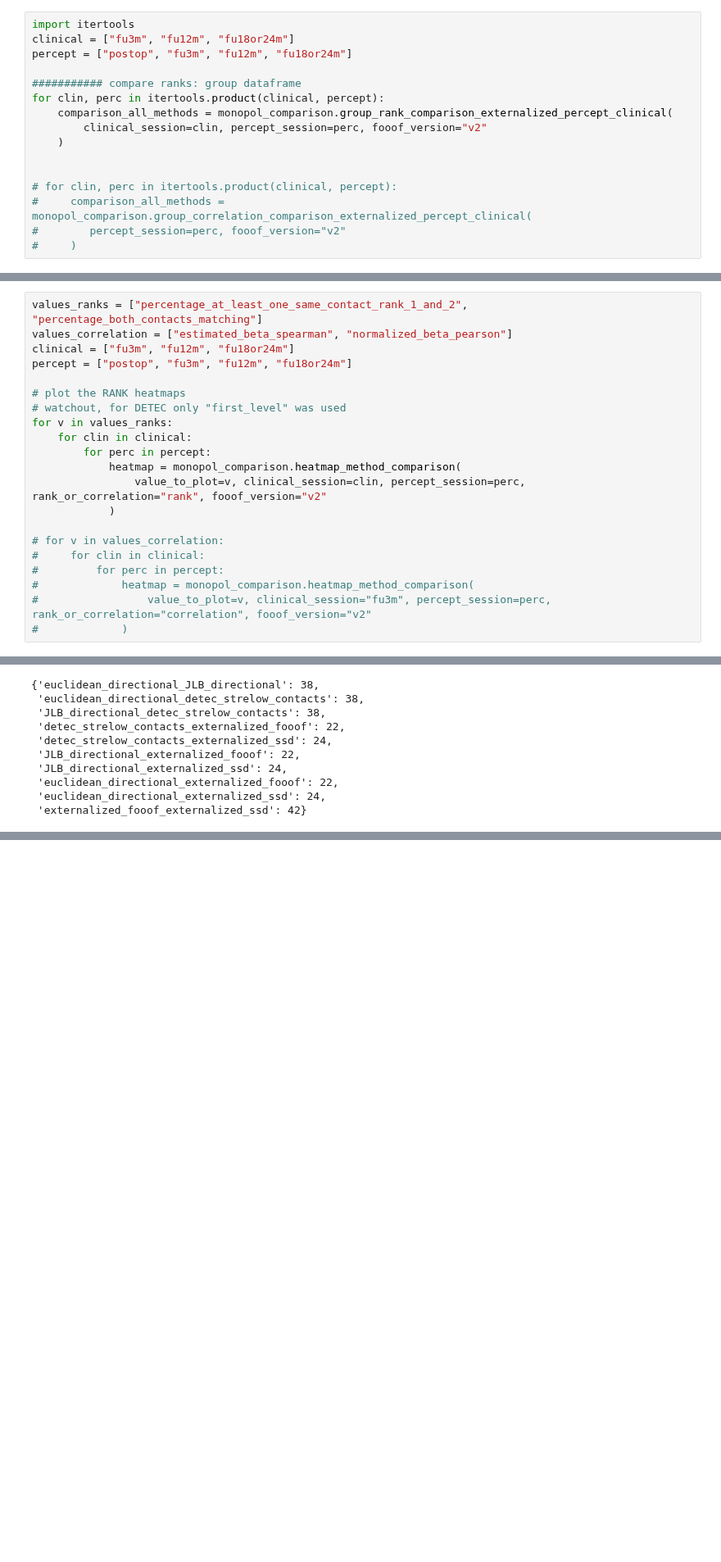
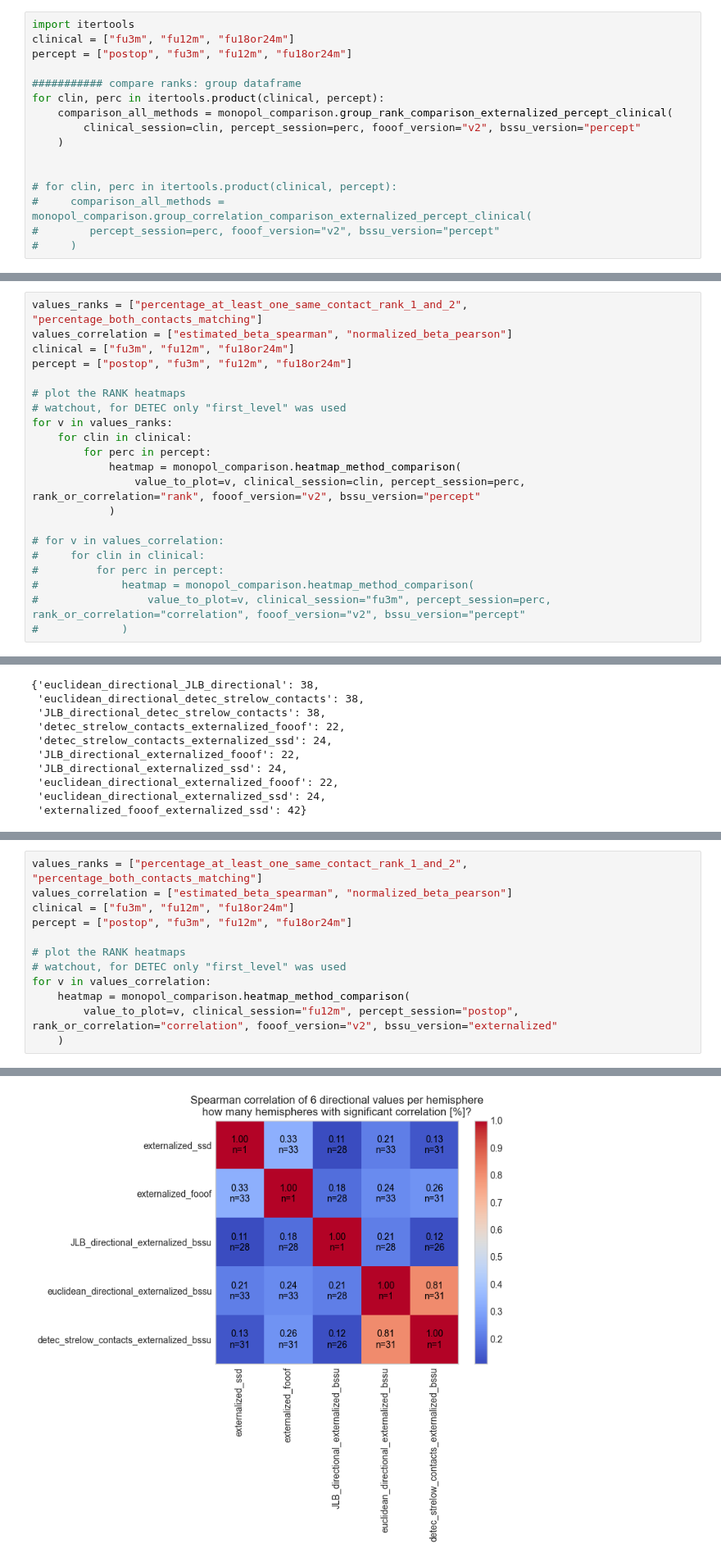
Before and after one commit to JKBehnke/BetaSenSightLongterm, a Jupyter notebook: notebooks/monopolar_estimation_validation.ipynb, the cells around one changed output, grey strips where cells are left out. Shown at 82% size. Cells and saved outputs as stored; diff of their text form; blank space fills up the shorter version.

```diff
--- a/notebooks/monopolar_estimation_validation.ipynb
+++ b/notebooks/monopolar_estimation_validation.ipynb
@@ -857,13 +879,13 @@ percept = ["postop", "fu3m", "fu12m", "fu18or24m"]
 ########### compare ranks: group dataframe
 for clin, perc in itertools.product(clinical, percept):
     comparison_all_methods = monopol_comparison.group_rank_comparison_externalized_percept_clinical(
-        clinical_session=clin, percept_session=perc, fooof_version="v2"
+        clinical_session=clin, percept_session=perc, fooof_version="v2", bssu_version="percept"
     )
 
 
 # for clin, perc in itertools.product(clinical, percept):
 #     comparison_all_methods = monopol_comparison.group_correlation_comparison_externalized_percept_clinical(
-#        percept_session=perc, fooof_version="v2"
+#        percept_session=perc, fooof_version="v2", bssu_version="percept"
 #     )
 # %%
 comparison_all_methods.head()
@@ -937,14 +959,14 @@ for v in values_ranks:
     for clin in clinical:
         for perc in percept:
             heatmap = monopol_comparison.heatmap_method_comparison(
-                value_to_plot=v, clinical_session=clin, percept_session=perc, rank_or_correlation="rank", fooof_version="v2"
+                value_to_plot=v, clinical_session=clin, percept_session=perc, rank_or_correlation="rank", fooof_version="v2", bssu_version="percept"
             )
 
 # for v in values_correlation:
 #     for clin in clinical:
 #         for perc in percept:
 #             heatmap = monopol_comparison.heatmap_method_comparison(
-#                 value_to_plot=v, clinical_session="fu3m", percept_session=perc, rank_or_correlation="correlation", fooof_version="v2"
+#                 value_to_plot=v, clinical_session="fu3m", percept_session=perc, rank_or_correlation="correlation", fooof_version="v2", bssu_version="percept"
 #             )
 # %%
 heatmap = monopol_comparison.heatmap_method_comparison(
@@ -993,0 +1164,13 @@ heatmap[2]
+# %%
+values_ranks = ["percentage_at_least_one_same_contact_rank_1_and_2", "percentage_both_contacts_matching"]
+values_correlation = ["estimated_beta_spearman", "normalized_beta_pearson"]
+clinical = ["fu3m", "fu12m", "fu18or24m"]
+percept = ["postop", "fu3m", "fu12m", "fu18or24m"]
+
+# plot the RANK heatmaps
+# watchout, for DETEC only "first_level" was used
+for v in values_correlation:
+    heatmap = monopol_comparison.heatmap_method_comparison(
+        value_to_plot=v, clinical_session="fu12m", percept_session="postop", rank_or_correlation="correlation", fooof_version="v2", bssu_version="externalized"
+    )
+# %% [output]
@@ -993,0 +1181 @@ heatmap[2]
+[figure, added]
```
Also changed, not shown: parts of 20 cells of this notebook, 10 other files.
